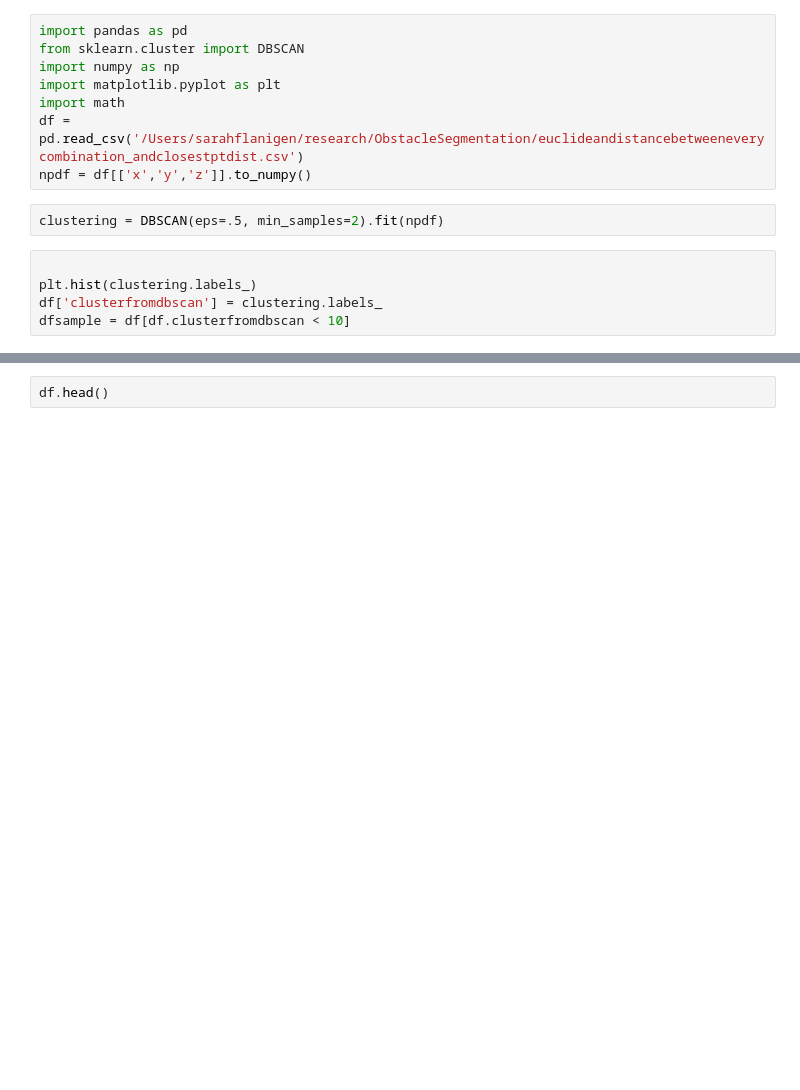
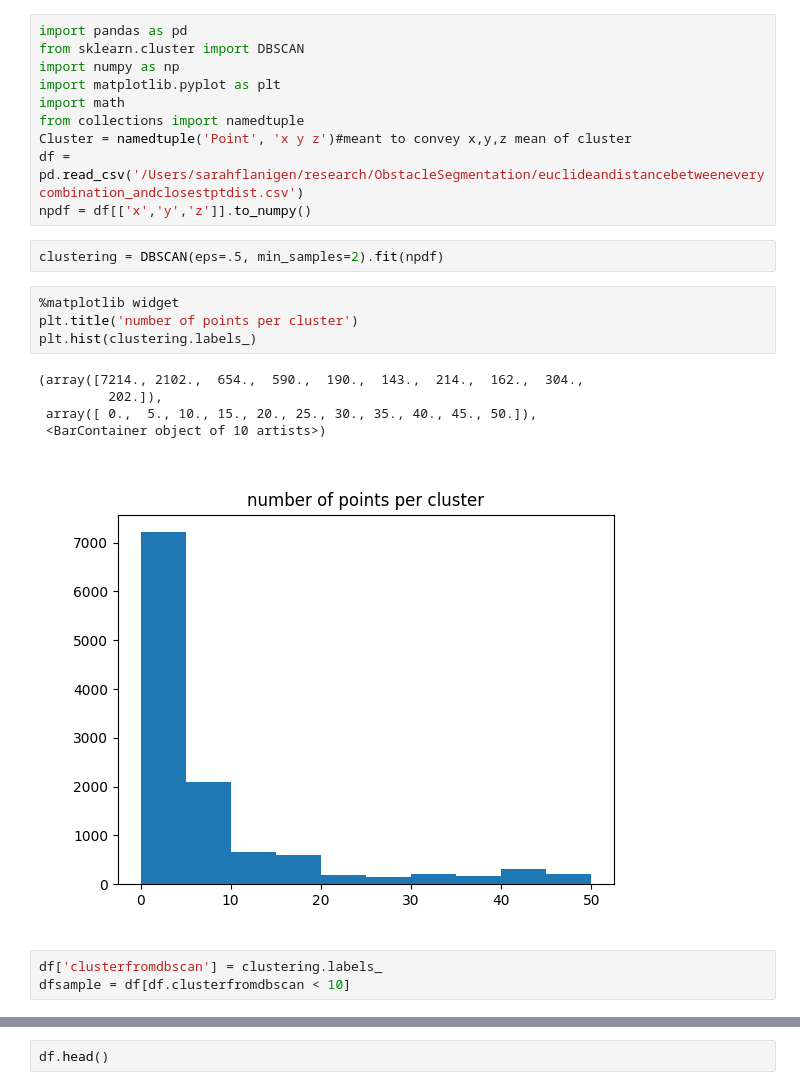
Before and after one commit to pflani/ObstacleSegmentation, a Jupyter notebook: DBSCAN.ipynb, the cells around one changed output, grey strips where cells are left out. Drawn from its saved outputs; the diff is of its cells as text; blank space fills up the shorter version.

```diff
--- a/DBSCAN.ipynb
+++ b/DBSCAN.ipynb
@@ -4,13 +4,23 @@ from sklearn.cluster import DBSCAN
 import numpy as np
 import matplotlib.pyplot as plt
 import math
+from collections import namedtuple
+Cluster = namedtuple('Point', 'x y z')#meant to convey x,y,z mean of cluster
 df = pd.read_csv('/Users/sarahflanigen/research/ObstacleSegmentation/euclideandistancebetweeneverycombination_andclosestptdist.csv')
 npdf = df[['x','y','z']].to_numpy()
 # %%
 clustering = DBSCAN(eps=.5, min_samples=2).fit(npdf)
+# %%
+%matplotlib widget
+plt.title('number of points per cluster')
+plt.hist(clustering.labels_)
+# %% [output]
+(array([7214., 2102.,  654.,  590.,  190.,  143.,  214.,  162.,  304.,
+         202.]),
+ array([ 0.,  5., 10., 15., 20., 25., 30., 35., 40., 45., 50.]),
+ <BarContainer object of 10 artists>)
+[figure, added]
 # %%
-
-plt.hist(clustering.labels_)
 df['clusterfromdbscan'] = clustering.labels_
 dfsample = df[df.clusterfromdbscan < 10]
 # %%
```
Also changed, not shown: parts of 7 cells of this notebook.
